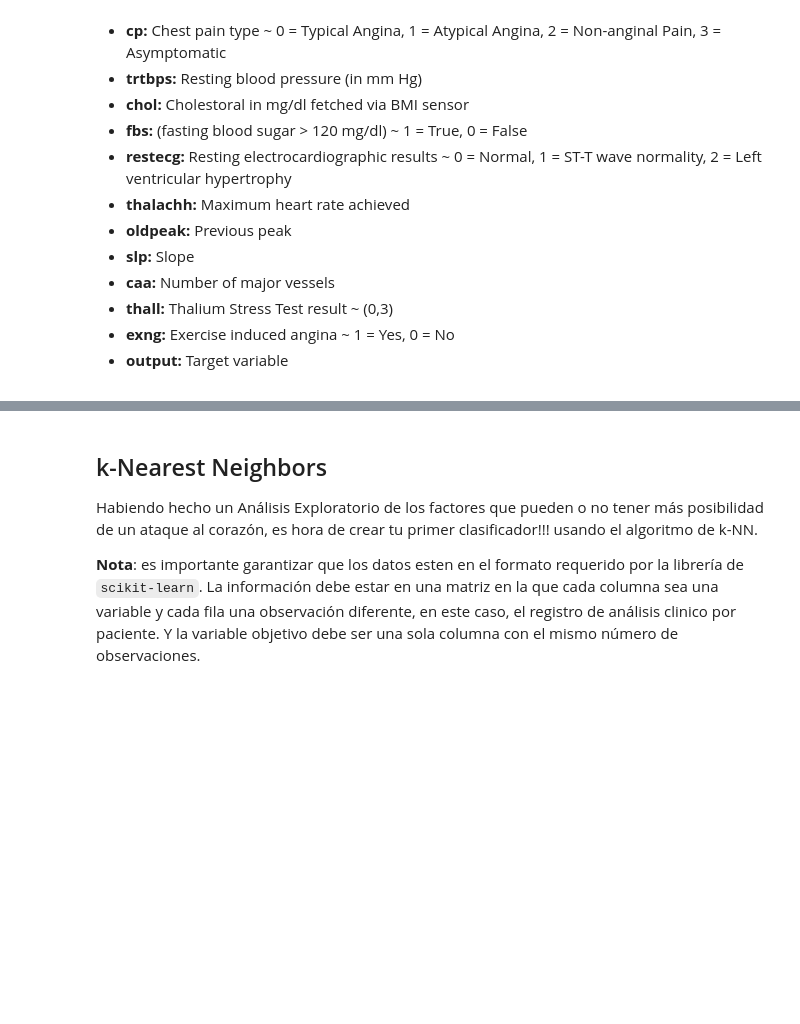
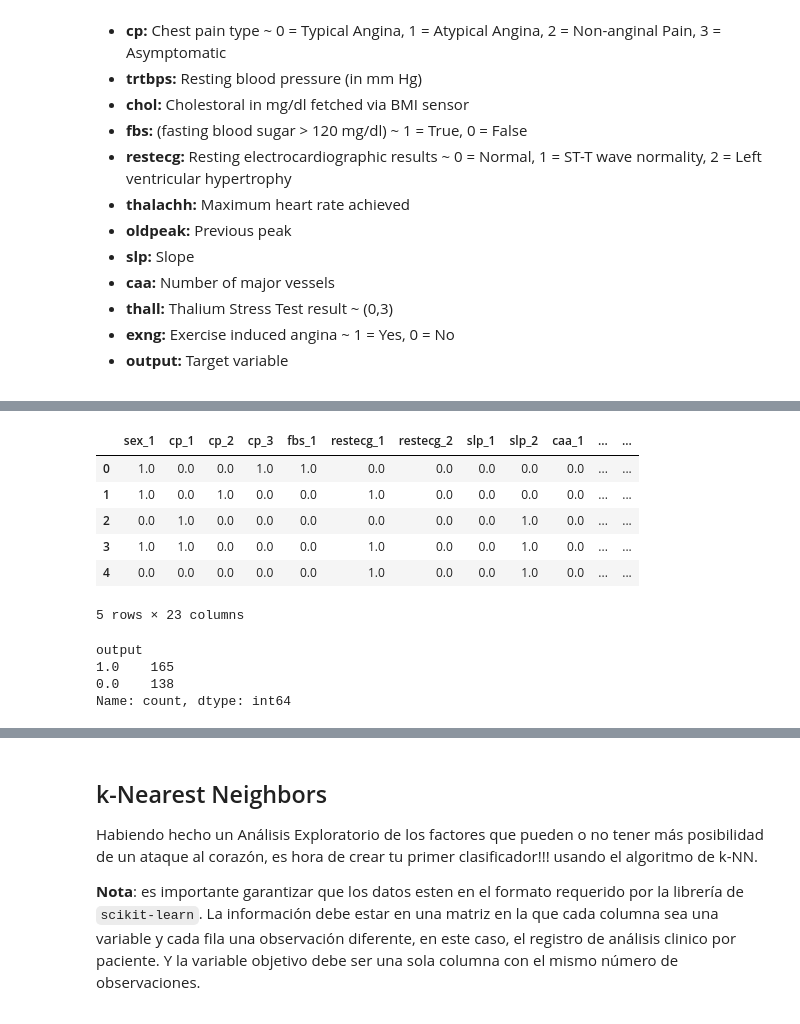
Before and after one commit to julihocc/ebac-cientifico-datos, a Jupyter notebook: Proyecto 1.2/Aprendizaje Supervisado.ipynb, the cells around one changed output, grey strips where cells are left out. Drawn from its saved outputs; the diff is of its cells as text; code cells hidden in the pictures; blank space fills up the shorter version.

Commit message:
Heart attack model completed

```diff
--- a/Proyecto 1.2/Aprendizaje Supervisado.ipynb
+++ b/Proyecto 1.2/Aprendizaje Supervisado.ipynb
@@ -27,4 +27,5 @@ A continuación una breve explicación de las variables del dataset:
 
 import pandas as pd
 
-df = pd.read_csv(____)
+df = pd.read_csv('Heart Attack.csv')
+df.info()
@@ -36,0 +132,17 @@ create_report(df)
+# %%
+df.head()
+# %% [output]
+|  | sex_1 | cp_1 | cp_2 | cp_3 | fbs_1 | restecg_1 | restecg_2 | slp_1 | slp_2 | caa_1 | ... | ... |
+| 0 | 1.0 | 0.0 | 0.0 | 1.0 | 1.0 | 0.0 | 0.0 | 0.0 | 0.0 | 0.0 | ... | ... |
+| 1 | 1.0 | 0.0 | 1.0 | 0.0 | 0.0 | 1.0 | 0.0 | 0.0 | 0.0 | 0.0 | ... | ... |
+| 2 | 0.0 | 1.0 | 0.0 | 0.0 | 0.0 | 0.0 | 0.0 | 0.0 | 1.0 | 0.0 | ... | ... |
+| 3 | 1.0 | 1.0 | 0.0 | 0.0 | 0.0 | 1.0 | 0.0 | 0.0 | 1.0 | 0.0 | ... | ... |
+| 4 | 0.0 | 0.0 | 0.0 | 0.0 | 0.0 | 1.0 | 0.0 | 0.0 | 1.0 | 0.0 | ... | ... |
+5 rows × 23 columns
+# %%
+df['output'].value_counts()
+# %% [output]
+output
+1.0    165
+0.0    138
+Name: count, dtype: int64
```
Also changed, not shown: parts of 19 cells of this notebook.
